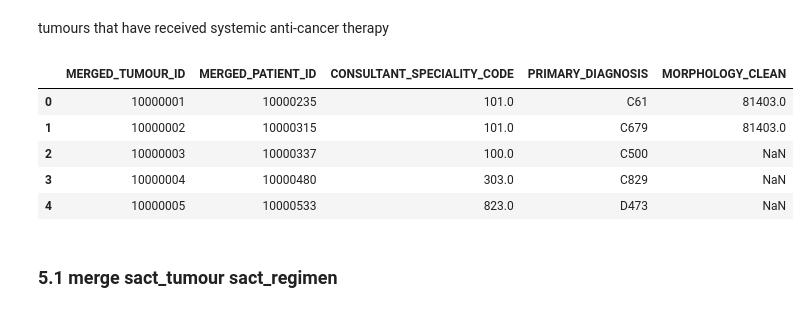
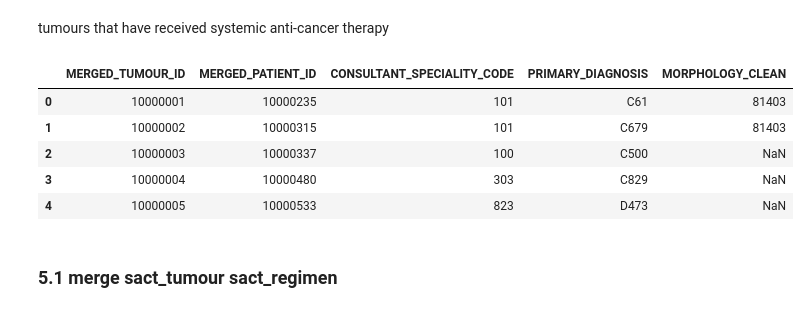
Before and after one commit to UCL-simulacrum/EDA, a Jupyter notebook: cancerdata_EDA.ipynb, the cells around one changed output. Drawn from its saved outputs; the diff is of its cells as text; code cells hidden in the pictures.

```diff
--- a/cancerdata_EDA.ipynb
+++ b/cancerdata_EDA.ipynb
@@ -67,0 +73,5 @@ unique vital status dates:
+# %%
+av_tumour = load.load_table('av_tumour', add_descriptions=True) #add_descriptions=True adds columns of
+                                                                #descriptions to the codes
+display(av_tumour.head())
+print(av_tumour.shape)
@@ -67,0 +231,3 @@ unique vital status dates:
+# %%
+av_patient = load.load_table('av_patient', add_descriptions=True)
+display(av_patient.head())
@@ -320,16 +367,16 @@ display(sact_regimen.head())
 # 5. Sact_tumour
 # %% [markdown]
 tumours that have received systemic anti-cancer therapy
-# %%
-sact_tumour = pd.read_csv('simulacrum_release_v1.1.0/sim_sact_tumour.csv')
-sact_tumour.head()
-# %% [output]
-|  | MERGED_TUMOUR_ID | MERGED_PATIENT_ID | CONSULTANT_SPECIALITY_CODE | PRIMARY_DIAGNOSIS | MORPHOLOGY_CLEAN |
-| 0 | 10000001 | 10000235 | 101.0 | C61 | 81403.0 |
-| 1 | 10000002 | 10000315 | 101.0 | C679 | 81403.0 |
-| 2 | 10000003 | 10000337 | 100.0 | C500 | NaN |
-| 3 | 10000004 | 10000480 | 303.0 | C829 | NaN |
-| 4 | 10000005 | 10000533 | 823.0 | D473 | NaN |
+# %%
+sact_tumour = load.load_table('sact_tumour')
+sact_tumour.head()
+# %% [output]
+|  | MERGED_TUMOUR_ID | MERGED_PATIENT_ID | CONSULTANT_SPECIALITY_CODE | PRIMARY_DIAGNOSIS | MORPHOLOGY_CLEAN |
+| 0 | 10000001 | 10000235 | 101 | C61 | 81403 |
+| 1 | 10000002 | 10000315 | 101 | C679 | 81403 |
+| 2 | 10000003 | 10000337 | 100 | C500 | NaN |
+| 3 | 10000004 | 10000480 | 303 | C829 | NaN |
+| 4 | 10000005 | 10000533 | 823 | D473 | NaN |
 # %% [markdown]
 ### 5.1 merge sact_tumour sact_regimen
 # %%
```
Also changed, not shown: parts of 70 cells of this notebook.
